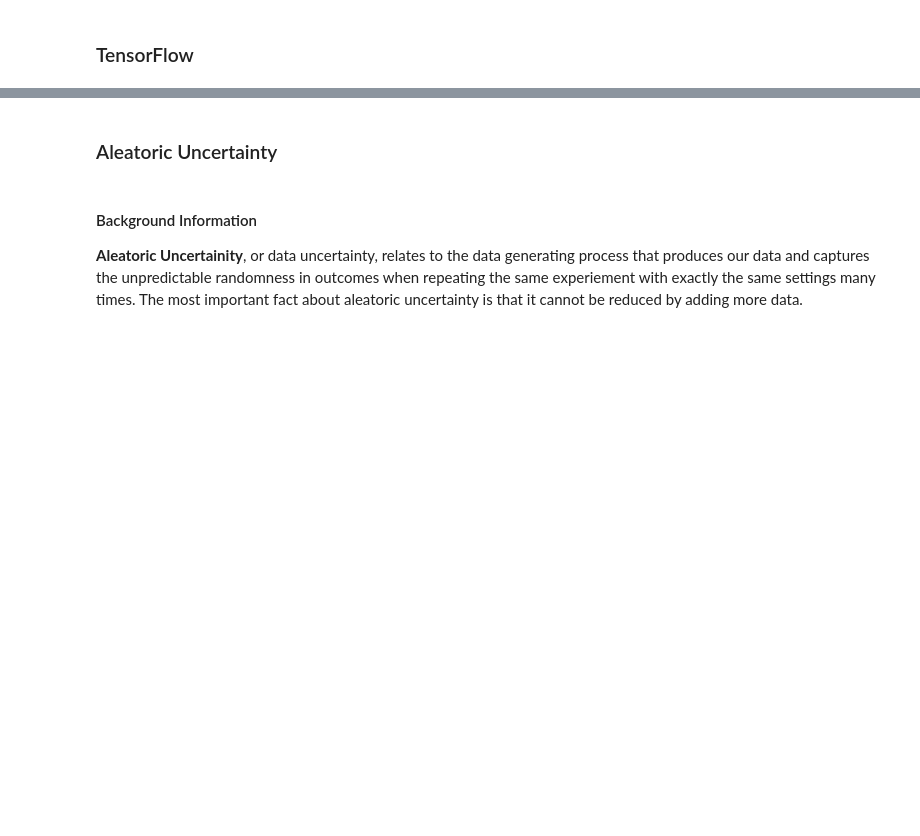
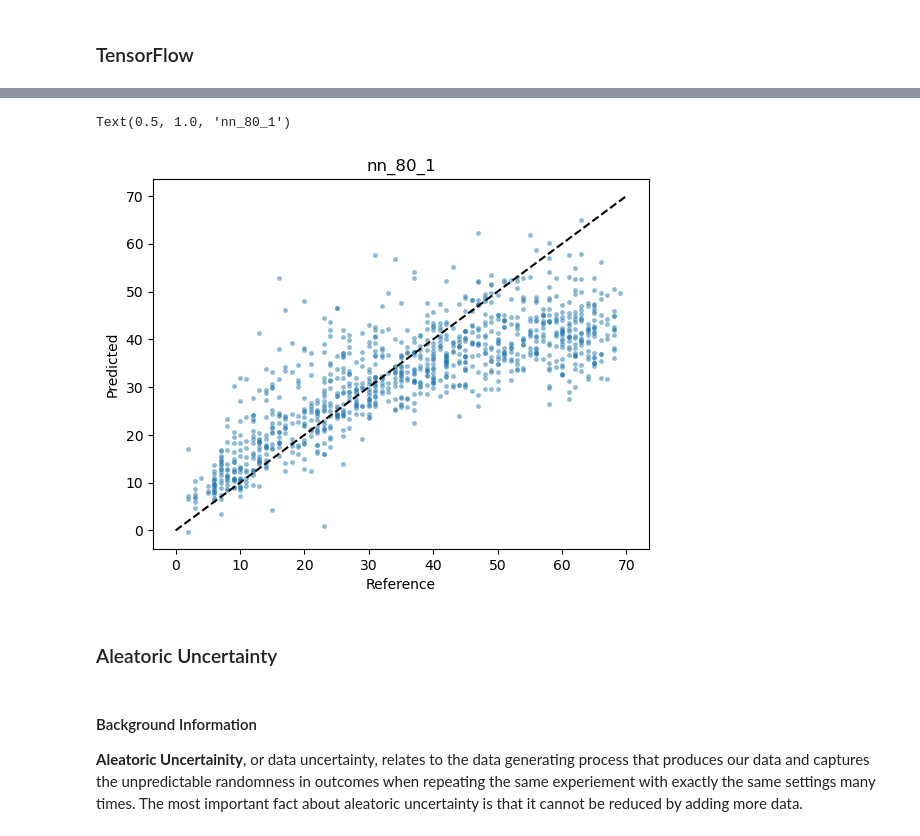
Before and after one commit to watermelonxx/WorkTerm-Winter2023, a Jupyter notebook: ModelingUncertainty.ipynb, the cells around one changed output, grey strips where cells are left out. Drawn from its saved outputs; the diff is of its cells as text; code cells hidden in the pictures; blank space fills up the shorter version.

```diff
--- a/ModelingUncertainty.ipynb
+++ b/ModelingUncertainty.ipynb
@@ -151,3 +221,13 @@ tfpl = tfp.layers
+# %%
+y_model = valbiomeDictLAI[biome][name]['model'](valbiomeDictLAI[biome]['X_test'])
+plt.scatter(valbiomeDictLAI[biome]['y_test'], y_model, alpha=0.5, s=12, lw=0)
+plt.plot([0, 70], [0, 70], 'k--')
+plt.xlabel("Reference")
+plt.ylabel("Predicted")
+plt.title(name)
+# %% [output]
+Text(0.5, 1.0, 'nn_80_1')
+[figure, added]
 # %% [markdown]
 ### Aleatoric Uncertainty
 # %% [markdown]
```
Also changed, not shown: parts of 15 cells of this notebook.
